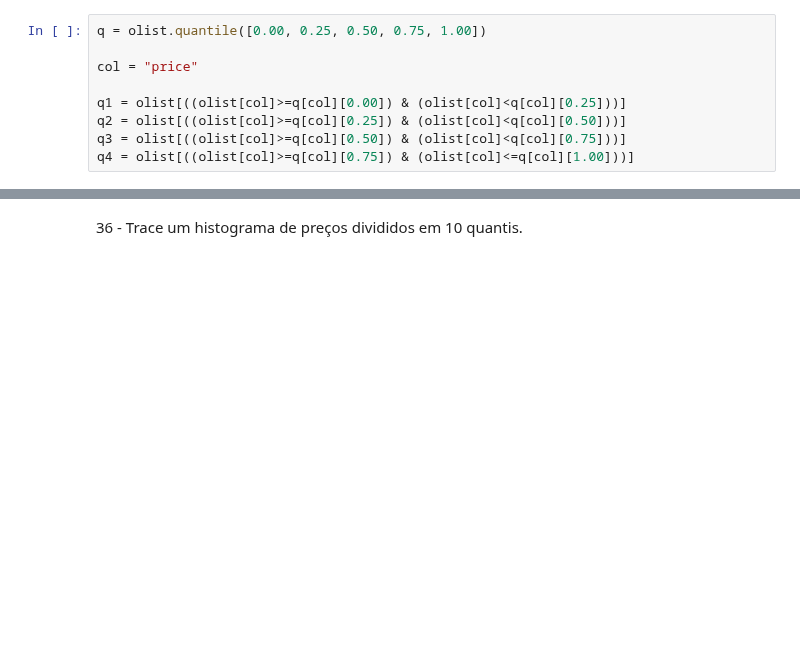
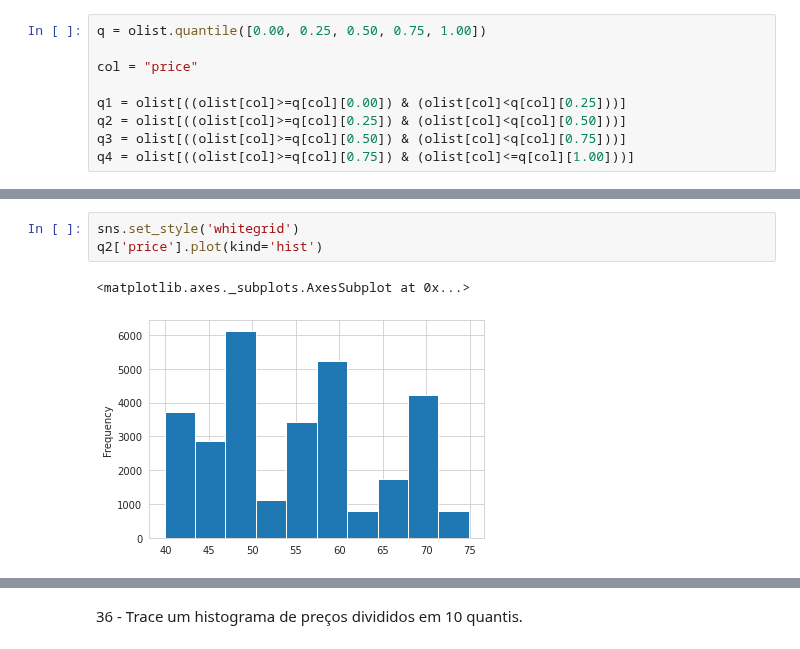
Before and after one commit to skillox1/PADSW06MDCD, a Jupyter notebook: Olist.ipynb, the cells around one changed output, grey strips where cells are left out. Saved outputs shown, nothing was run; the diff lists cells and outputs as text; blank space fills up the shorter version.

```diff
--- a/Olist.ipynb
+++ b/Olist.ipynb
@@ -645,0 +654,6 @@ print(type(q1))
+# %%
+sns.set_style('whitegrid')
+q2['price'].plot(kind='hist')
+# %% [output]
+<matplotlib.axes._subplots.AxesSubplot at 0x...>
+[figure, added]
```
Also changed, not shown: parts of 6 cells of this notebook.
